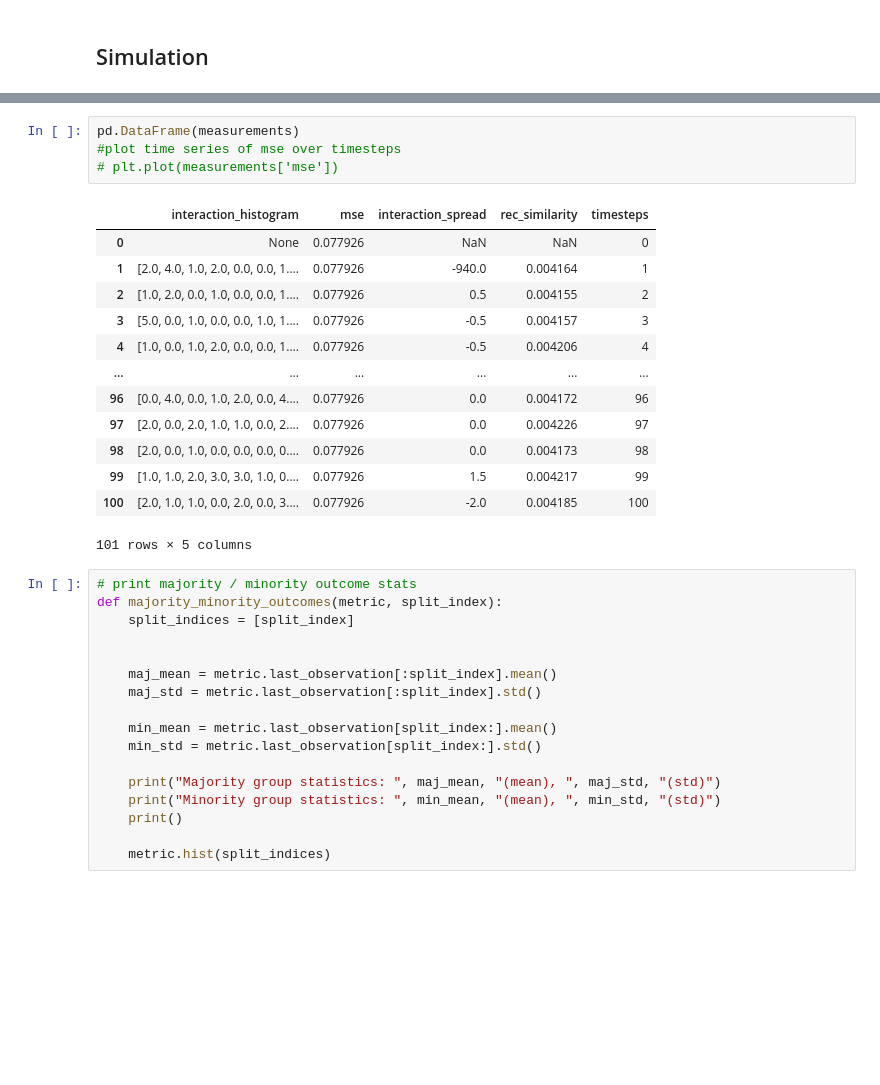
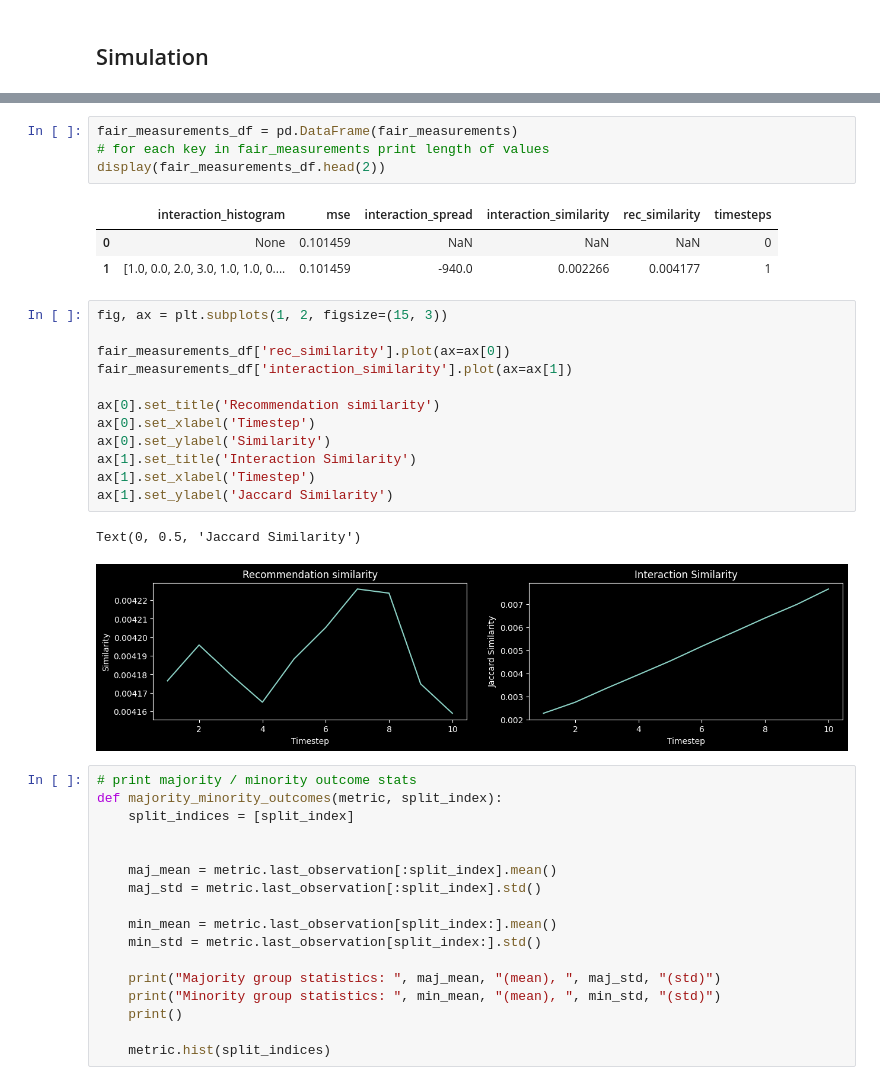
Before and after one commit to jannikjw/fair-recommender-systems, a Jupyter notebook: trecs_exp.ipynb, the cells around one changed output, grey strips where cells are left out. Cells and saved outputs as stored; diff of their text form; blank space fills up the shorter version.

```diff
--- a/trecs_exp.ipynb
+++ b/trecs_exp.ipynb
@@ -452,21 +191,26 @@ plt.show()
-# %%
-pd.DataFrame(measurements)
-#plot time series of mse over timesteps
-# plt.plot(measurements['mse'])
-# %% [output]
-|  | interaction_histogram | mse | interaction_spread | rec_similarity | timesteps |
-| 0 | None | 0.077926 | NaN | NaN | 0 |
-| 1 | [2.0, 4.0, 1.0, 2.0, 0.0, 0.0, 1.... | 0.077926 | -940.0 | 0.004164 | 1 |
-| 2 | [1.0, 2.0, 0.0, 1.0, 0.0, 0.0, 1.... | 0.077926 | 0.5 | 0.004155 | 2 |
-| 3 | [5.0, 0.0, 1.0, 0.0, 0.0, 1.0, 1.... | 0.077926 | -0.5 | 0.004157 | 3 |
-| 4 | [1.0, 0.0, 1.0, 2.0, 0.0, 0.0, 1.... | 0.077926 | -0.5 | 0.004206 | 4 |
-| ... | ... | ... | ... | ... | ... |
-| 96 | [0.0, 4.0, 0.0, 1.0, 2.0, 0.0, 4.... | 0.077926 | 0.0 | 0.004172 | 96 |
-| 97 | [2.0, 0.0, 2.0, 1.0, 1.0, 0.0, 2.... | 0.077926 | 0.0 | 0.004226 | 97 |
-| 98 | [2.0, 0.0, 1.0, 0.0, 0.0, 0.0, 0.... | 0.077926 | 0.0 | 0.004173 | 98 |
-| 99 | [1.0, 1.0, 2.0, 3.0, 3.0, 1.0, 0.... | 0.077926 | 1.5 | 0.004217 | 99 |
-| 100 | [2.0, 1.0, 1.0, 0.0, 2.0, 0.0, 3.... | 0.077926 | -2.0 | 0.004185 | 100 |
-101 rows × 5 columns
+# %%
+fair_measurements_df = pd.DataFrame(fair_measurements)
+# for each key in fair_measurements print length of values
+display(fair_measurements_df.head(2))
+# %% [output]
+|  | interaction_histogram | mse | interaction_spread | interaction_similarity | rec_similarity | timesteps |
+| 0 | None | 0.101459 | NaN | NaN | NaN | 0 |
+| 1 | [1.0, 0.0, 2.0, 3.0, 1.0, 1.0, 0.... | 0.101459 | -940.0 | 0.002266 | 0.004177 | 1 |
+# %%
+fig, ax = plt.subplots(1, 2, figsize=(15, 3))
+
+fair_measurements_df['rec_similarity'].plot(ax=ax[0])
+fair_measurements_df['interaction_similarity'].plot(ax=ax[1])
+
+ax[0].set_title('Recommendation similarity')
+ax[0].set_xlabel('Timestep')
+ax[0].set_ylabel('Similarity')
+ax[1].set_title('Interaction Similarity')
+ax[1].set_xlabel('Timestep')
+ax[1].set_ylabel('Jaccard Similarity')
+# %% [output]
+Text(0, 0.5, 'Jaccard Similarity')
+[figure, added]
 # %%
 # print majority / minority outcome stats
 def majority_minority_outcomes(metric, split_index):
```
Also changed, not shown: parts of 52 cells of this notebook, 8 other files.
